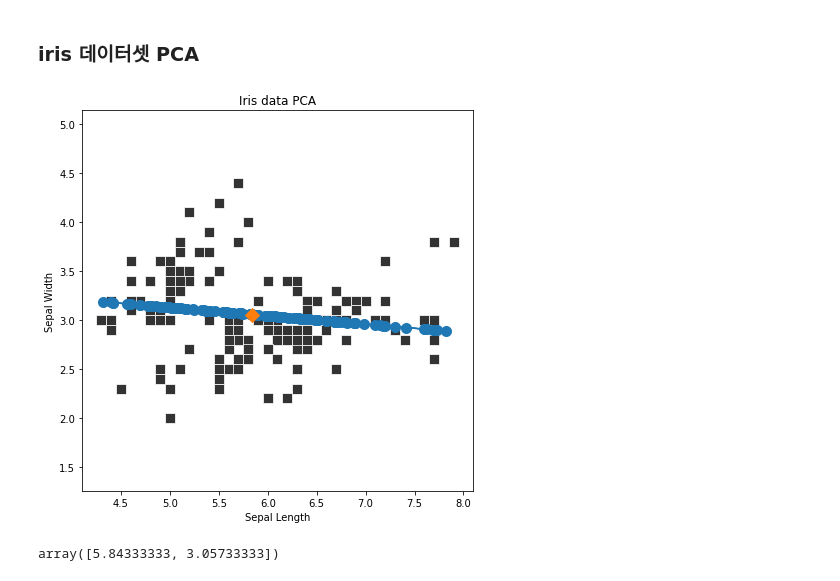
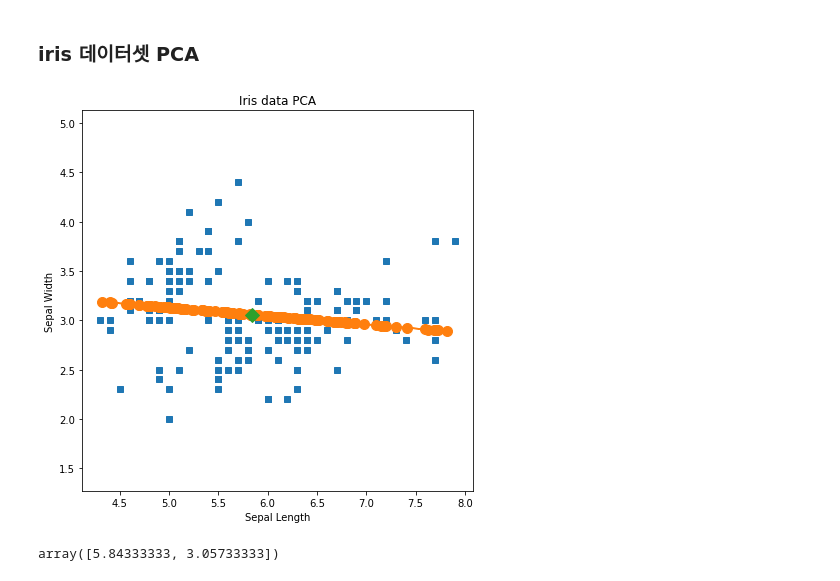
Before and after one commit to aonekoda/Sklearn_TF, a Jupyter notebook: Unsupervised/02DimesionReduction/PCA.ipynb, the cells around one changed output. Cells and saved outputs as stored; diff of their text form; code cells hidden in the pictures.

```diff
--- a/Unsupervised/02DimesionReduction/PCA.ipynb
+++ b/Unsupervised/02DimesionReduction/PCA.ipynb
@@ -111,23 +111,24 @@ X_iris = iris.data[:, :2]
 # %%
 from sklearn.decomposition import PCA
 
 pca1 = PCA(n_components=1)  # 주성분의 갯수를 1로
 X_low = pca1.fit_transform(X_iris)  # 주성분을 적용하여 변환된 값
 X2 = pca1.inverse_transform(X_low)  # 변환된 값을 주성분을 사용하여 다시 복원한 값
 
 plt.figure(figsize=(7, 7))
-ax = sns.scatterplot(0, 1, data=pd.DataFrame(X_iris), s=100, color=".2", marker="s")
+#ax = sns.scatterplot(0, 1, data=pd.DataFrame(X_iris), s=100, color=".2", marker="s")
+ax = plt.plot(X_iris[:,0], X_iris[:,1], "s")
 
 plt.plot(X2[:, 0], X2[:, 1], "o-", markersize=10)
 plt.plot(X_iris[:, 0].mean(), X_iris[:, 1].mean(), markersize=10, marker="D")
 
 plt.xlabel("Sepal Length")
 plt.ylabel("Sepal Width")
 plt.title("Iris data PCA")
 plt.axis("equal")
 plt.show()
 # %% [output]
-[figure, old version]
+[figure, new version]
 # %%
 #데이터의 평균값은 mean_ 속성으로 볼 수 있다.
 pca1.mean_
```
Also changed, not shown: parts of 1 cell of this notebook, 6 other files.
